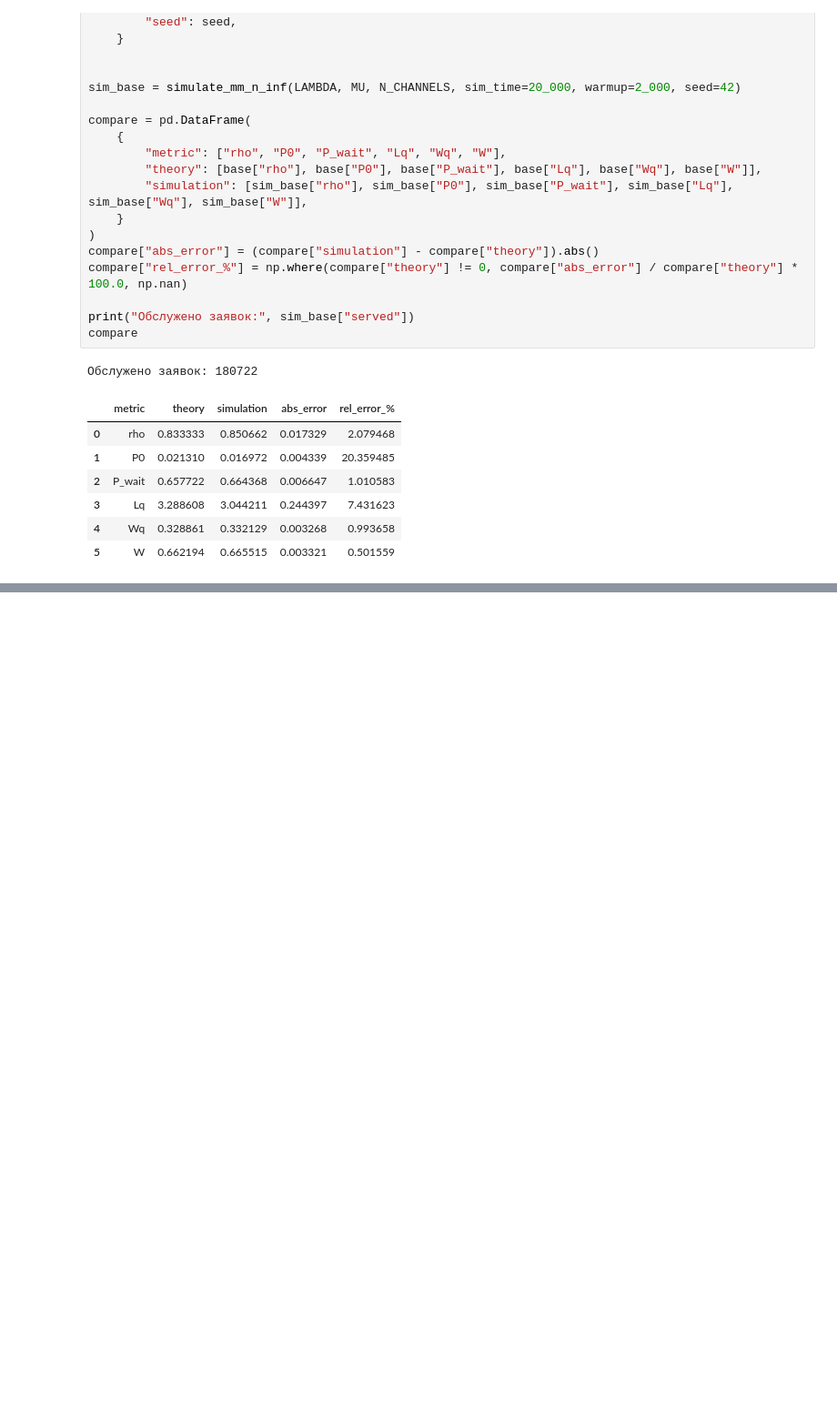
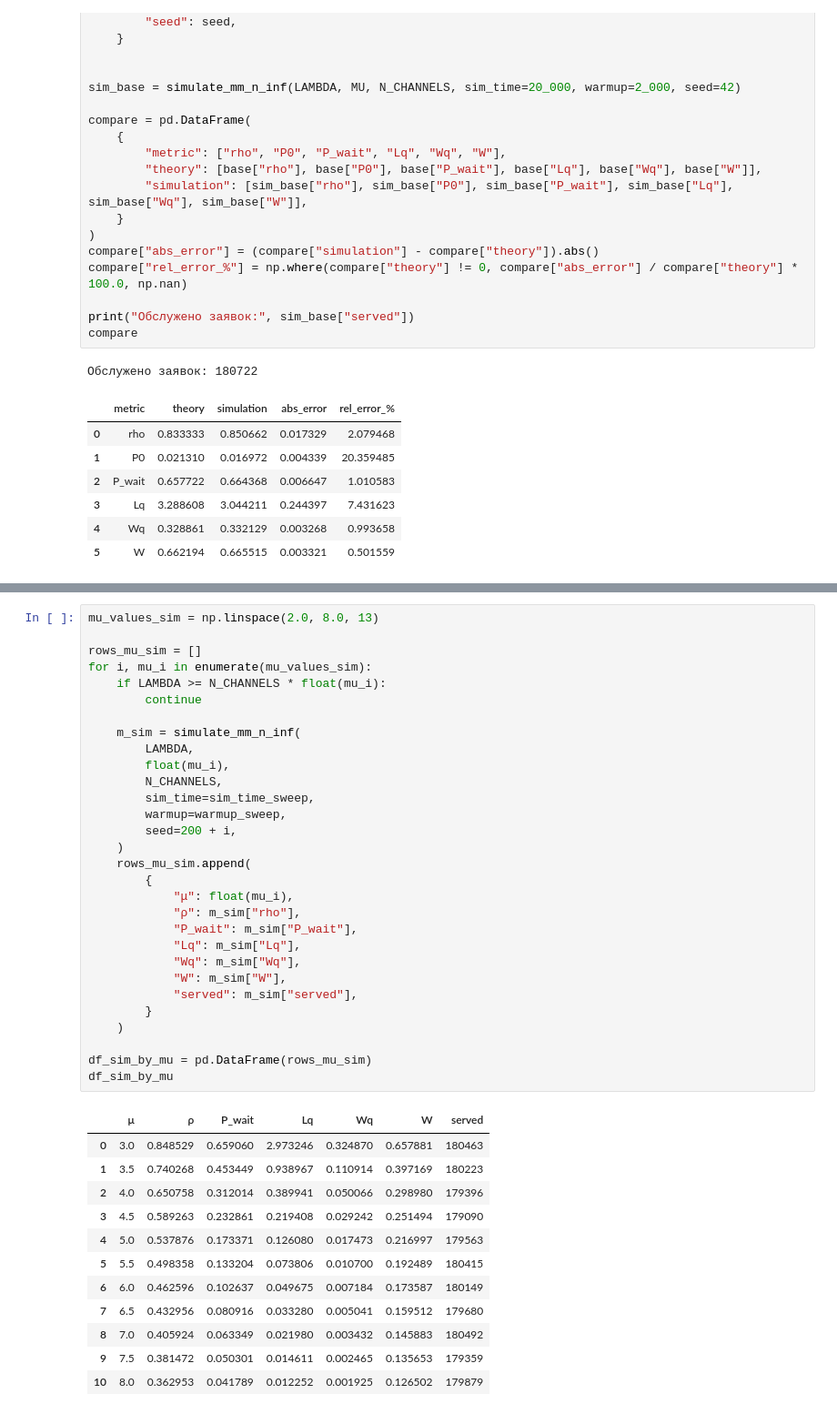
Before and after one commit to IlyaAGL/serv1, a Jupyter notebook: lab2.ipynb, the cells around one changed output, grey strips where cells are left out. Shown at 91% size. Drawn from its saved outputs; the diff is of its cells as text; blank space fills up the shorter version.

```diff
--- a/lab2.ipynb
+++ b/lab2.ipynb
@@ -303,0 +365,43 @@ compare
+# %%
+mu_values_sim = np.linspace(2.0, 8.0, 13)
+
+rows_mu_sim = []
+for i, mu_i in enumerate(mu_values_sim):
+    if LAMBDA >= N_CHANNELS * float(mu_i):
+        continue
+
+    m_sim = simulate_mm_n_inf(
+        LAMBDA,
+        float(mu_i),
+        N_CHANNELS,
+        sim_time=sim_time_sweep,
+        warmup=warmup_sweep,
+        seed=200 + i,
+    )
+    rows_mu_sim.append(
+        {
+            "μ": float(mu_i),
+            "ρ": m_sim["rho"],
+            "P_wait": m_sim["P_wait"],
+            "Lq": m_sim["Lq"],
+            "Wq": m_sim["Wq"],
+            "W": m_sim["W"],
+            "served": m_sim["served"],
+        }
+    )
+
+df_sim_by_mu = pd.DataFrame(rows_mu_sim)
+df_sim_by_mu
+# %% [output]
+|  | μ | ρ | P_wait | Lq | Wq | W | served |
+| 0 | 3.0 | 0.848529 | 0.659060 | 2.973246 | 0.324870 | 0.657881 | 180463 |
+| 1 | 3.5 | 0.740268 | 0.453449 | 0.938967 | 0.110914 | 0.397169 | 180223 |
+| 2 | 4.0 | 0.650758 | 0.312014 | 0.389941 | 0.050066 | 0.298980 | 179396 |
+| 3 | 4.5 | 0.589263 | 0.232861 | 0.219408 | 0.029242 | 0.251494 | 179090 |
+| 4 | 5.0 | 0.537876 | 0.173371 | 0.126080 | 0.017473 | 0.216997 | 179563 |
+| 5 | 5.5 | 0.498358 | 0.133204 | 0.073806 | 0.010700 | 0.192489 | 180415 |
+| 6 | 6.0 | 0.462596 | 0.102637 | 0.049675 | 0.007184 | 0.173587 | 180149 |
+| 7 | 6.5 | 0.432956 | 0.080916 | 0.033280 | 0.005041 | 0.159512 | 179680 |
+| 8 | 7.0 | 0.405924 | 0.063349 | 0.021980 | 0.003432 | 0.145883 | 180492 |
+| 9 | 7.5 | 0.381472 | 0.050301 | 0.014611 | 0.002465 | 0.135653 | 179359 |
+| 10 | 8.0 | 0.362953 | 0.041789 | 0.012252 | 0.001925 | 0.126502 | 179879 |
```
Also changed, not shown: parts of 3 cells of this notebook.
